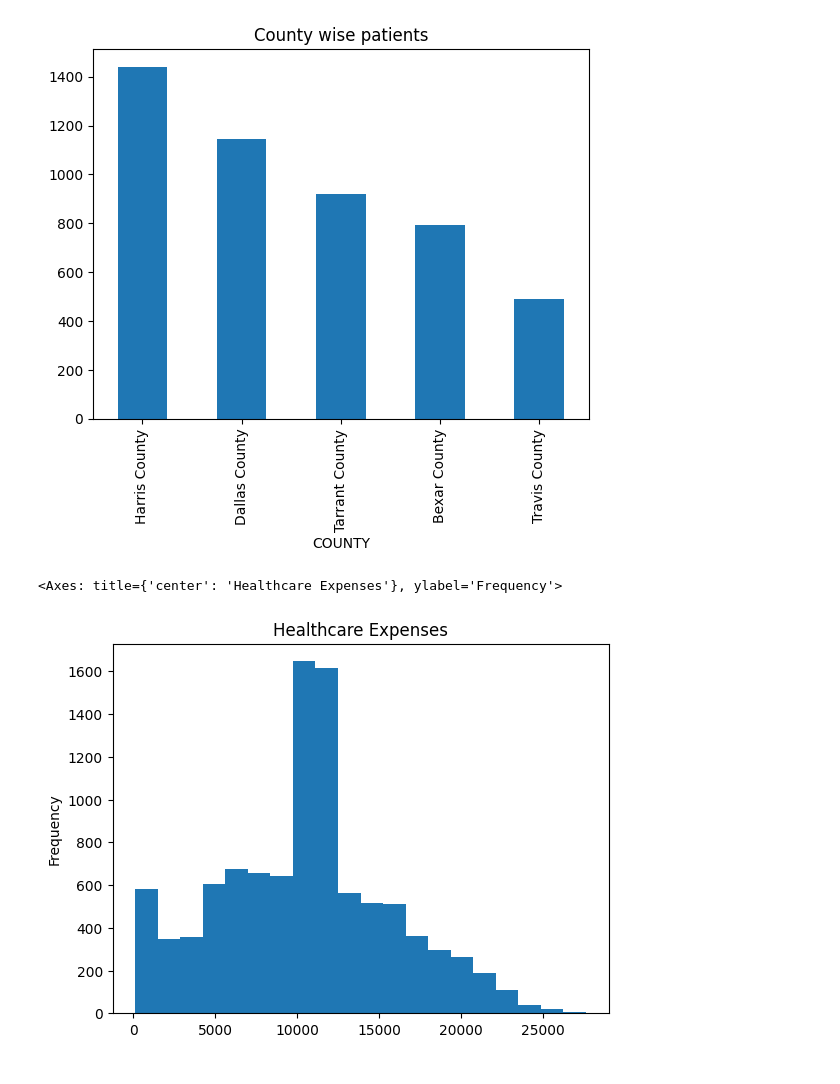
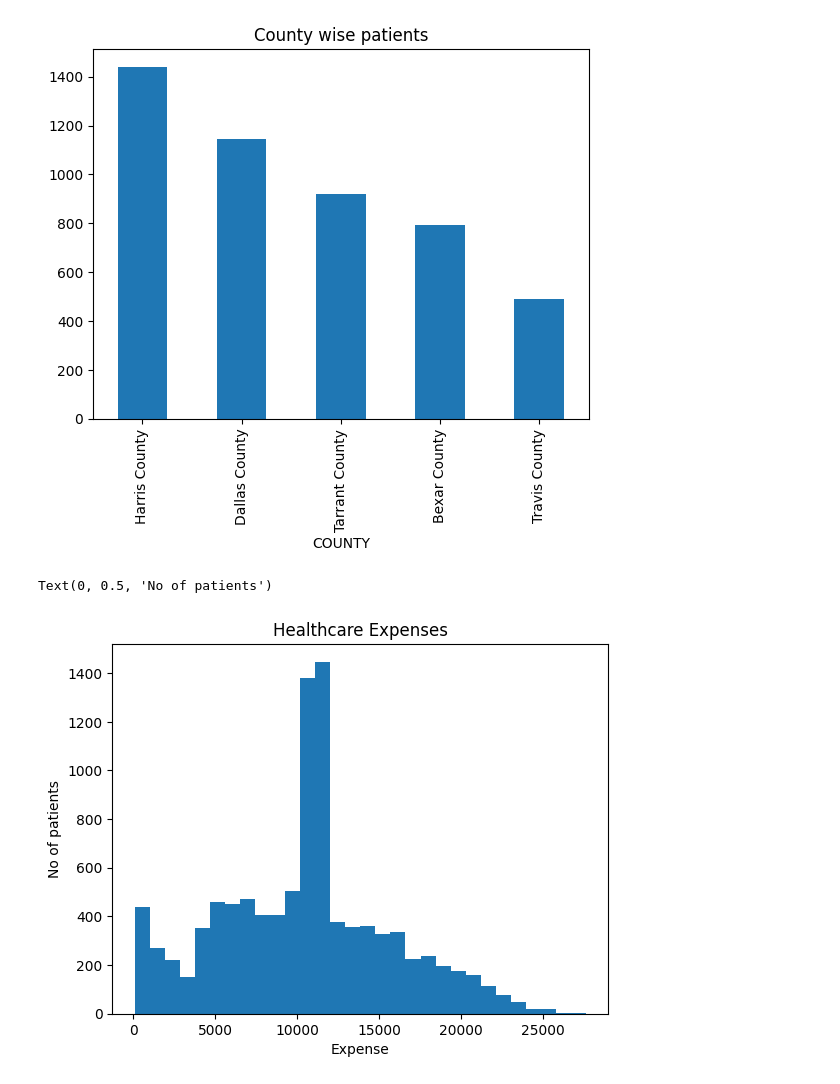
Before and after one commit to ABHISHEKBANKAWAT/Data_Engineering_Task, a Jupyter notebook: Step 1 - Data_quality_check/Dataset_EDA.ipynb, the cells around one changed output. Cells and saved outputs as stored; diff of their text form; code cells hidden in the pictures.

```diff
--- a/Step 1 - Data_quality_check/Dataset_EDA.ipynb
+++ b/Step 1 - Data_quality_check/Dataset_EDA.ipynb
@@ -106,7 +106,9 @@ patients['COUNTY'].value_counts()\
 <Axes: title={'center': 'County wise patients'}, xlabel='COUNTY'>
 [figure]
 # %%
-patients['HEALTHCARE_EXPENSES'].plot(kind='hist', bins=20, title='Healthcare Expenses')
+plots = patients['HEALTHCARE_EXPENSES'].plot(kind='hist', bins=30, title='Healthcare Expenses')
+plots.set_xlabel('Expense')
+plots.set_ylabel('No of patients')
 # %% [output]
-<Axes: title={'center': 'Healthcare Expenses'}, ylabel='Frequency'>
+Text(0, 0.5, 'No of patients')
-[figure, old version]
+[figure, new version]
```
